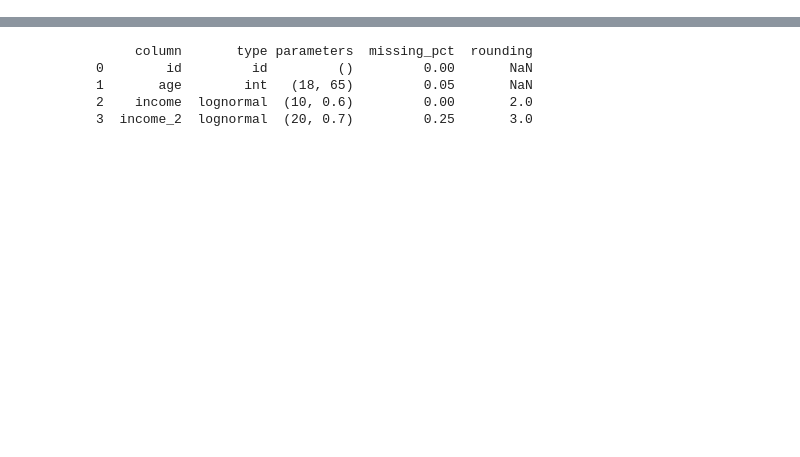
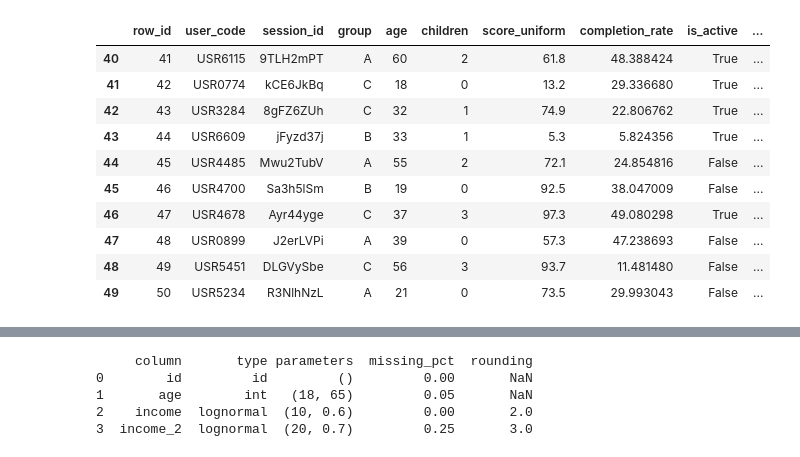
Before and after one commit to sarah-dippolito/df_gen, a Jupyter notebook: use_cases_data_gen.ipynb, the cells around one changed output, grey strips where cells are left out. Saved outputs shown, nothing was run; the diff lists cells and outputs as text; code cells hidden in the pictures; blank space fills up the shorter version.

Commit message:
final commit use cases

```diff
--- a/use_cases_data_gen.ipynb
+++ b/use_cases_data_gen.ipynb
@@ -1 +1,81 @@
+# %%
+# use case 1 (all column types)
+import pandas as pd
+import numpy as np
+pd.set_option("display.max_columns", None)
+
+
+from dataframe_generator import df_gen
+
+gen = (
+    df_gen(rows=50, random_state=14)
+
+
+    .add_column("row_id", ("id",))
+    .add_column("user_code", ("prefix_id", "USR", 4, True))
+    .add_column("session_id", ("alphanumeric_id", 8))
+    .add_column("group", ("manual", ["A", "B", "C"], True))
+    .add_column("age", ("int", 18, 65))
+    .add_column("children", ("int_list", [0, 1, 2, 3], [0.4, 0.3, 0.2, 0.1]))
+    .add_column("score_uniform", ("uniform", 0, 100, {"round": 1}))
+    .add_column("completion_rate", ("percent", 2, 5, True))
+    .add_column("is_active", ("bool",))
+    .add_column("converted", ("bernoulli", 0.3))
+    .add_column("plan", ("category", ["Free", "Standard", "Premium"]))
+    .add_column("region", ("category_prob",
+        ["North", "South", "East", "West"],
+        [0.25, 0.25, 0.25, 0.25]
+    ))
+    .add_column("promo_code", ("string", 6, "upper"))
+    .add_column("name", ("names", True))
+    .add_column("email", ("email",))
+    .add_column("phone", ("phone", [813, 305, 212], "dashes"))
+    .add_column("state", ("state", True))
+    .add_column("country", ("country", "name", True))
+    .add_column("signup_date", ("date", "2022-01-01", "2023-12-31"))
+    .add_column("last_seen", ("datetime", "2023-01-01", "2024-01-01"))
+    .add_column("dob", ("dob_from_age", "age"))
+    .add_column("age_check", ("age_from_dob", "dob"))
+    .add_column("income", ("lognormal", 10, 0.6, {"round": 2}))
+    .add_column("noise_normal", ("normal", 0, 1))
+    .add_column("bounded_score", ("normal_clip", 70, 10, 0, 100))
+    .add_column("tickets_opened", ("poisson", 3))
+    .add_column("probability", ("beta", 2, 5, 1))
+    .add_column("wait_time", ("exponential", 5))
+    .add_column("gamma_metric", ("gamma", 2, 3))
+    .add_column("trend_value", ("trend", 100, 0.8, 5))
+    .add_column("spend_estimate", ("correlated", "income", 0.02, 200))
+    .add_column("vip_flag", ("conditional", "plan", "Premium", 1, 0))
+    .add_column(
+        "income_to_age_ratio",
+        ("computed", lambda df: df["income"] / df["age"], ["income", "age"])
+    )
+    .add_column("income_roll_mean", ("rolling_mean", "income", 5))
+    .add_column("income_roll_sum", ("rolling_sum", "income", 5))
+    .add_column("income_roll_std", ("rolling_std", "income", 5))
+    .add_column("income_roll_max", ("rolling_max", "income", 5))
+    .add_column("income_roll_min", ("rolling_min", "income", 5))
+    .add_column("income_z", ("zscore", "income"))
+    .add_column(
+        "income_bin",
+        ("bin", "income", [0, 30000, 70000, 150000, 1_000_000],
+        ["Low", "Mid", "High", "Very High"])
+    )
+    .add_column("income_pct_change", ("pct_change", "income"))
+)
+
+df = gen.build()
+df.tail(10)
+# %% [output]
+|  | row_id | user_code | session_id | group | age | children | score_uniform | completion_rate | is_active | ... |
+| 40 | 41 | USR6115 | 9TLH2mPT | A | 60 | 2 | 61.8 | 48.388424 | True | ... |
+| 41 | 42 | USR0774 | kCE6JkBq | C | 18 | 0 | 13.2 | 29.336680 | True | ... |
+| 42 | 43 | USR3284 | 8gFZ6ZUh | C | 32 | 1 | 74.9 | 22.806762 | True | ... |
+| 43 | 44 | USR6609 | jFyzd37j | B | 33 | 1 | 5.3 | 5.824356 | True | ... |
+| 44 | 45 | USR4485 | Mwu2TubV | A | 55 | 2 | 72.1 | 24.854816 | False | ... |
+| 45 | 46 | USR4700 | Sa3h5lSm | B | 19 | 0 | 92.5 | 38.047009 | False | ... |
+| 46 | 47 | USR4678 | Ayr44yge | C | 37 | 3 | 97.3 | 49.080298 | True | ... |
+| 47 | 48 | USR0899 | J2erLVPi | A | 39 | 0 | 57.3 | 47.238693 | False | ... |
+| 48 | 49 | USR5451 | DLGVySbe | C | 56 | 3 | 93.7 | 11.481480 | False | ... |
+| 49 | 50 | USR5234 | R3NlhNzL | A | 21 | 0 | 73.5 | 29.993043 | False | ... |
 # %%
```
Also changed, not shown: parts of 4 cells of this notebook.
